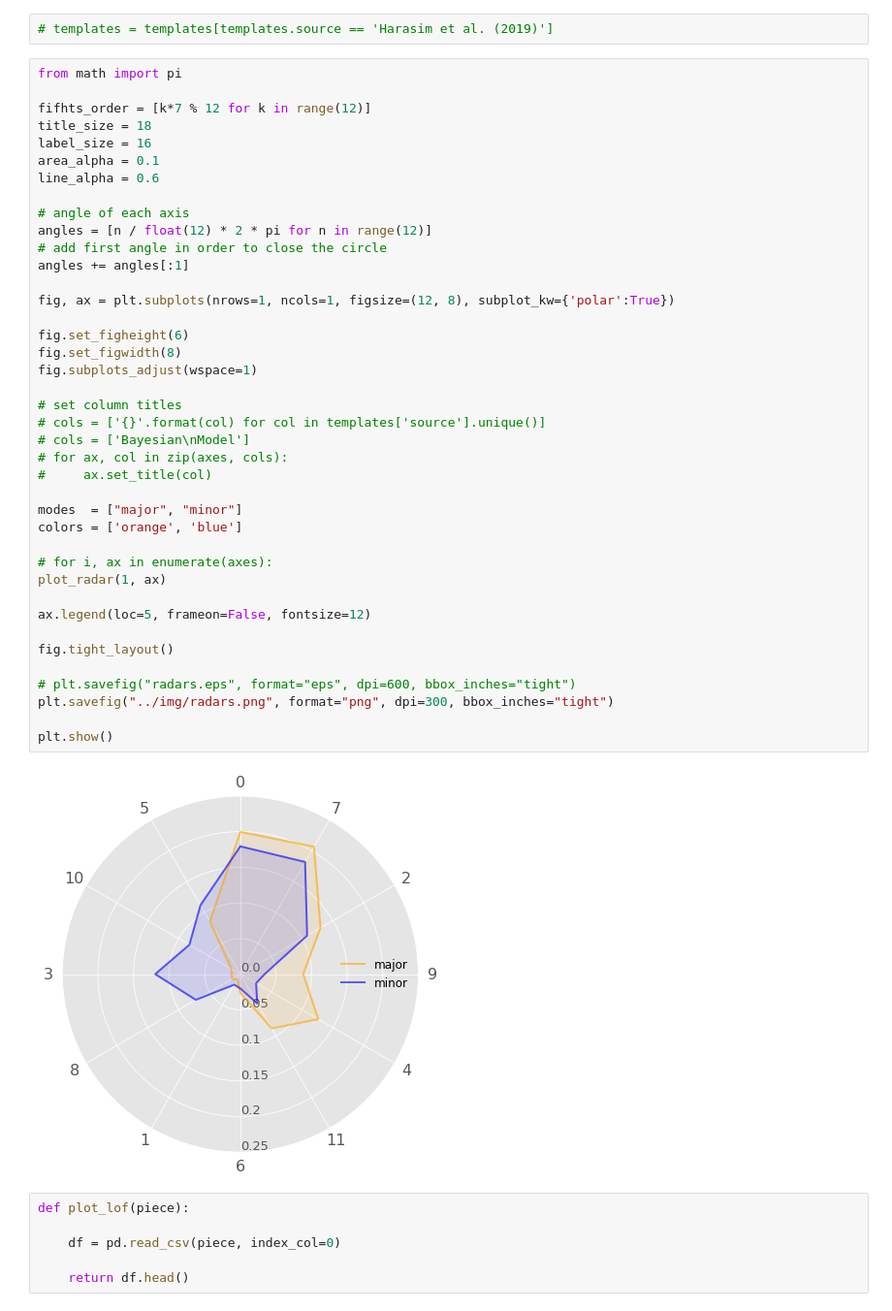
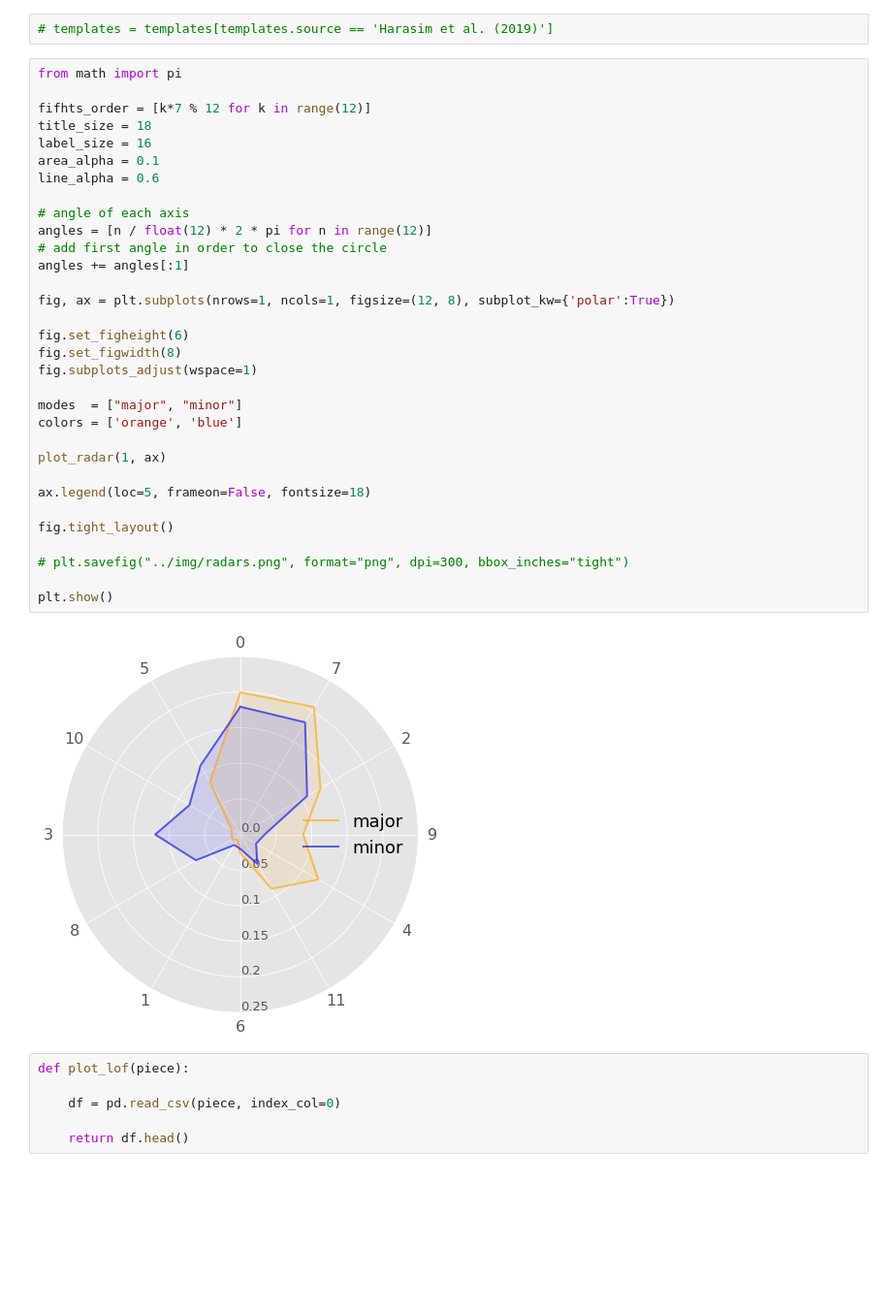
Before and after one commit to fabianmoss/cambridge-poster, a Jupyter notebook: data/Untitled.ipynb, the cells around one changed output. Shown: that part at 97% size. Drawn from its saved outputs; the diff is of its cells as text; blank space fills up the shorter version.

```diff
--- a/data/Untitled.ipynb
+++ b/data/Untitled.ipynb
@@ -105,44 +105,36 @@ def plot_radar(i, ax):
 from math import pi
 
 fifhts_order = [k*7 % 12 for k in range(12)]
 title_size = 18
 label_size = 16
 area_alpha = 0.1
 line_alpha = 0.6
 
 # angle of each axis
 angles = [n / float(12) * 2 * pi for n in range(12)]
 # add first angle in order to close the circle
 angles += angles[:1]
 
 fig, ax = plt.subplots(nrows=1, ncols=1, figsize=(12, 8), subplot_kw={'polar':True})
 
 fig.set_figheight(6)
 fig.set_figwidth(8)
 fig.subplots_adjust(wspace=1)
 
-# set column titles
-# cols = ['{}'.format(col) for col in templates['source'].unique()]
-# cols = ['Bayesian\nModel']
-# for ax, col in zip(axes, cols):
-#     ax.set_title(col)
-
 modes  = ["major", "minor"]
 colors = ['orange', 'blue']
 
-# for i, ax in enumerate(axes):
 plot_radar(1, ax)
 
-ax.legend(loc=5, frameon=False, fontsize=12)
+ax.legend(loc=5, frameon=False, fontsize=18)
 
 fig.tight_layout()
 
-# plt.savefig("radars.eps", format="eps", dpi=600, bbox_inches="tight")
-plt.savefig("../img/radars.png", format="png", dpi=300, bbox_inches="tight")
+# plt.savefig("../img/radars.png", format="png", dpi=300, bbox_inches="tight")
 
 plt.show()
 # %% [output]
-[figure, old version]
+[figure, new version]
 # %%
 def plot_lof(piece):
 
```
Also changed, not shown: 2 other files.
